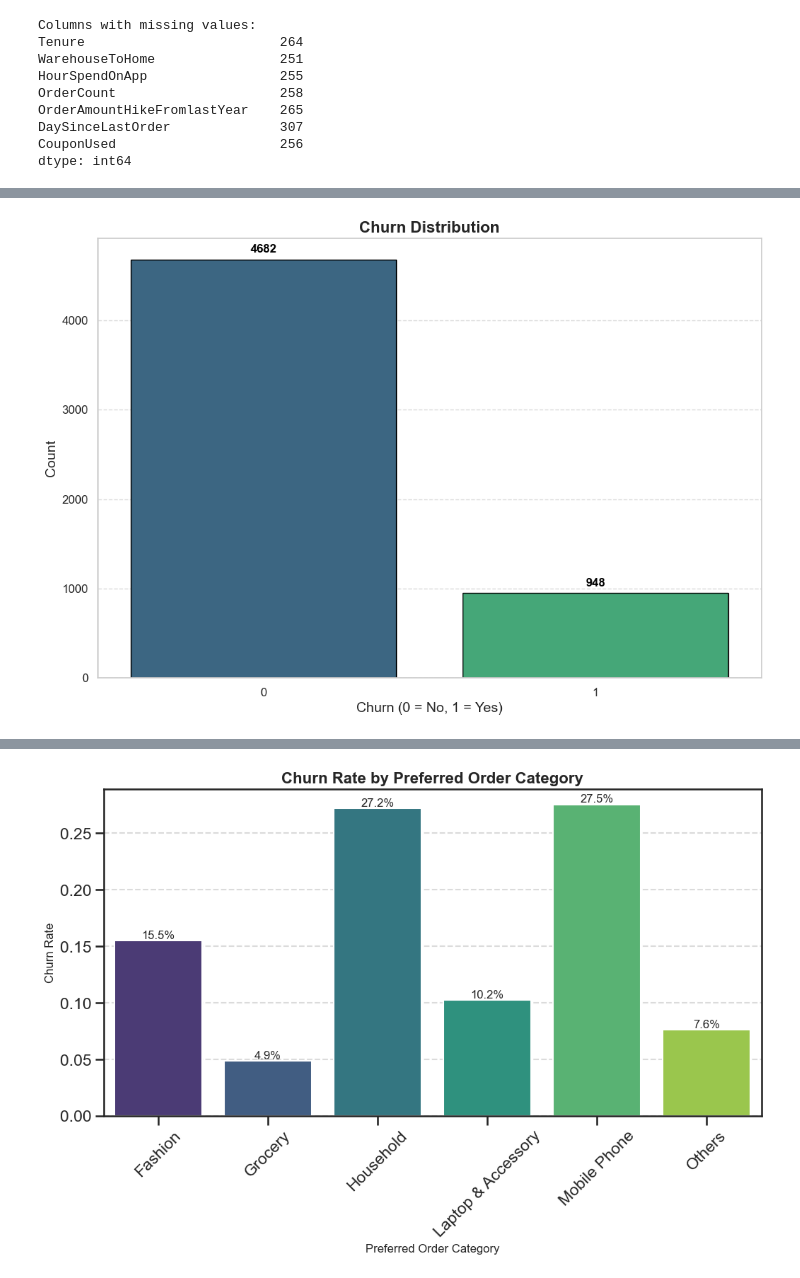
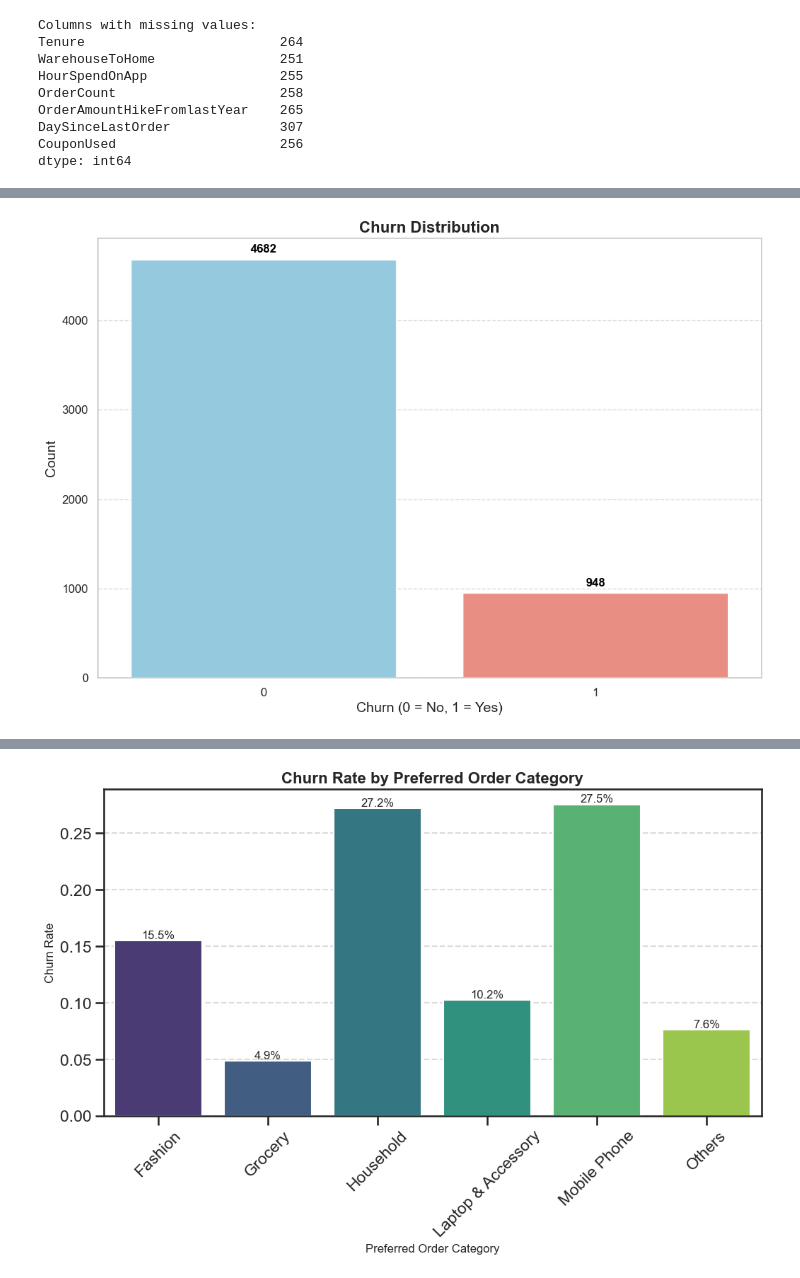
Before and after one commit to Yzkkk/IS5126_FinalProject, a Jupyter notebook: IS5126_project.ipynb, the cells around one changed output, grey strips where cells are left out. Cells and saved outputs as stored; diff of their text form; code cells hidden in the pictures.

```diff
--- a/IS5126_project.ipynb
+++ b/IS5126_project.ipynb
@@ -82,25 +82,25 @@ plt.show()
 # %%
 # Set style for more appealing visualizations
 sns.set(style='whitegrid')
 
 # Churn Distribution
 plt.figure(figsize=(12, 8))
-ax = sns.countplot(x='Churn', data=df_cleaned, palette='viridis', edgecolor='black')
+ax = sns.countplot(x='Churn', data=df_cleaned, palette=['skyblue', 'salmon'], edgecolor=None)
 plt.title('Churn Distribution', fontsize=16, fontweight='bold')
 plt.xlabel('Churn (0 = No, 1 = Yes)', fontsize=14)
 plt.ylabel('Count', fontsize=14)
 
 # Add counts on top of the bars
 for p in ax.patches:
     ax.annotate(f'{int(p.get_height())}', (p.get_x() + p.get_width() / 2., p.get_height()),
                 ha='center', va='center', xytext=(0, 10), textcoords='offset points', fontsize=12, color='black', fontweight='bold')
 
 plt.xticks(fontsize=12)
 plt.yticks(fontsize=12)
 plt.grid(axis='y', linestyle='--', alpha=0.7)
 plt.show()
 # %% [output]
-[figure, old version]
+[figure, new version]
 # %%
 # Distribution of Preferred Login Device
 device_counts = df_cleaned['PreferredLoginDevice'].value_counts()
```
Also changed, not shown: parts of 18 cells of this notebook.
